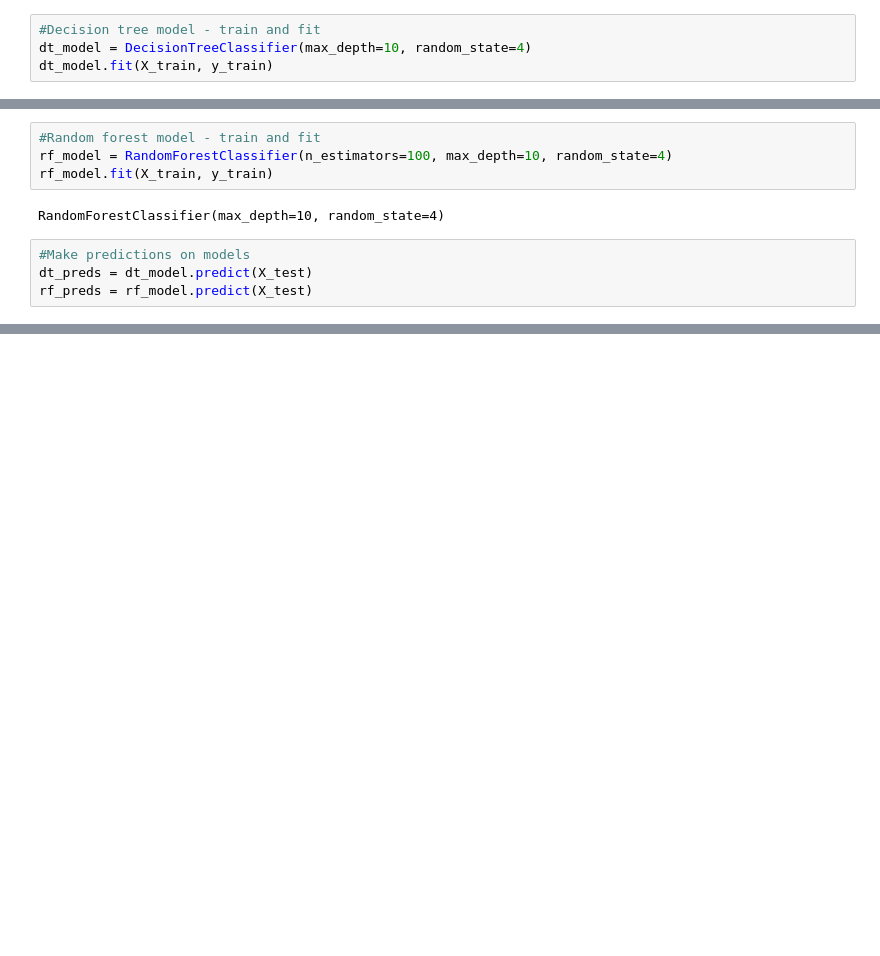
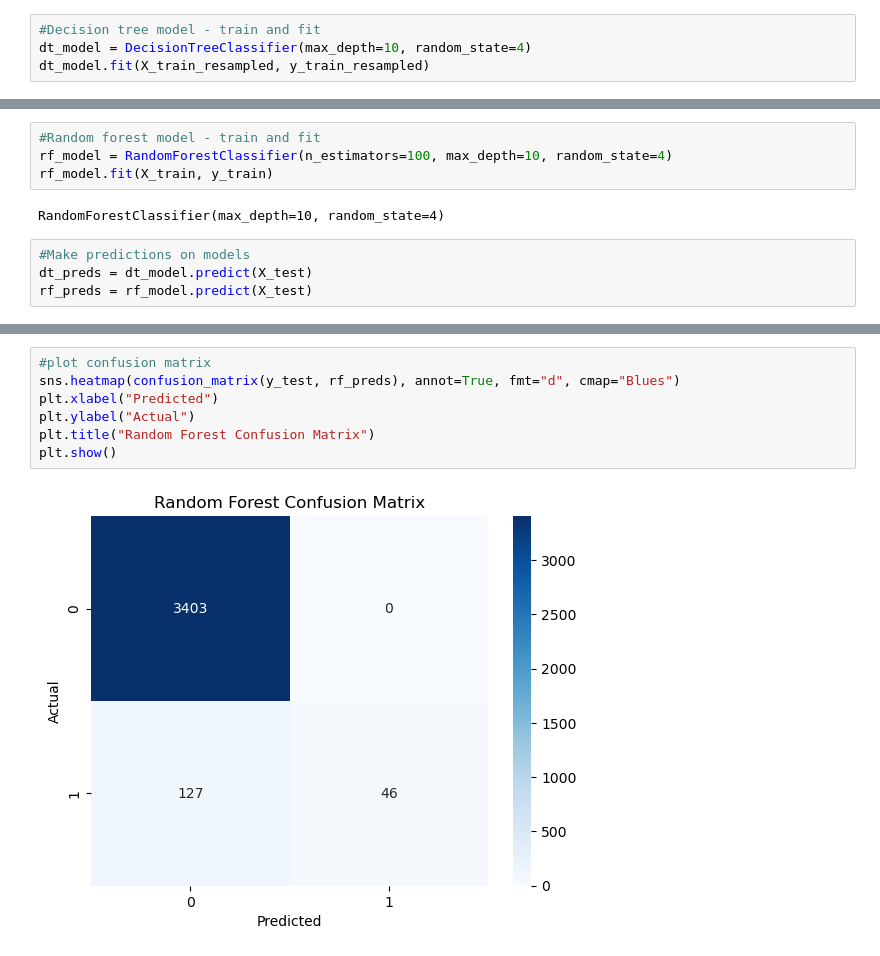
Before and after one commit to AsaAdomatis/project-2, a Jupyter notebook: sara_exp.ipynb, the cells around one changed output, grey strips where cells are left out. Drawn from its saved outputs; the diff is of its cells as text; blank space fills up the shorter version.

Commit message:
model optimization

```diff
--- a/sara_exp.ipynb
+++ b/sara_exp.ipynb
@@ -94,7 +91,7 @@ X_train, X_test, y_train, y_test = train_test_split(X, y, test_size=0.2, random_
 # %%
 #Decision tree model - train and fit
 dt_model = DecisionTreeClassifier(max_depth=10, random_state=4)
-dt_model.fit(X_train, y_train)
+dt_model.fit(X_train_resampled, y_train_resampled)
 # %% [output]
 DecisionTreeClassifier(max_depth=10, random_state=4)
 # %%
@@ -109,0 +134,9 @@ rf_preds = rf_model.predict(X_test)
+# %%
+#plot confusion matrix
+sns.heatmap(confusion_matrix(y_test, rf_preds), annot=True, fmt="d", cmap="Blues")
+plt.xlabel("Predicted")
+plt.ylabel("Actual")
+plt.title("Random Forest Confusion Matrix")
+plt.show()
+# %% [output]
+[figure, added]
```
Also changed, not shown: parts of 10 cells of this notebook.
